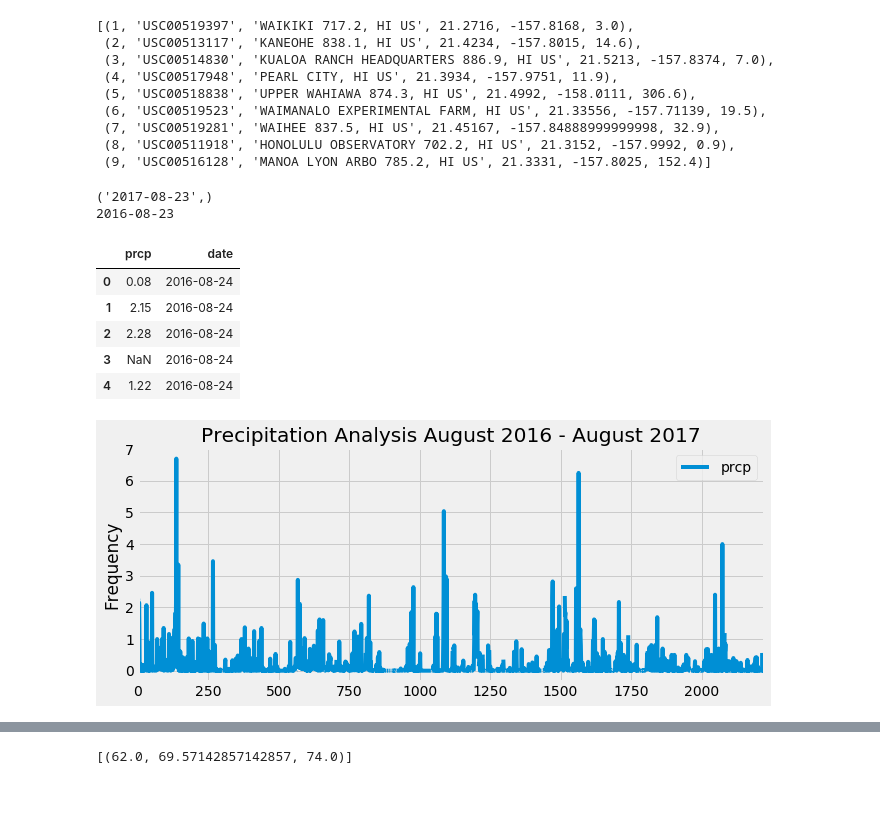
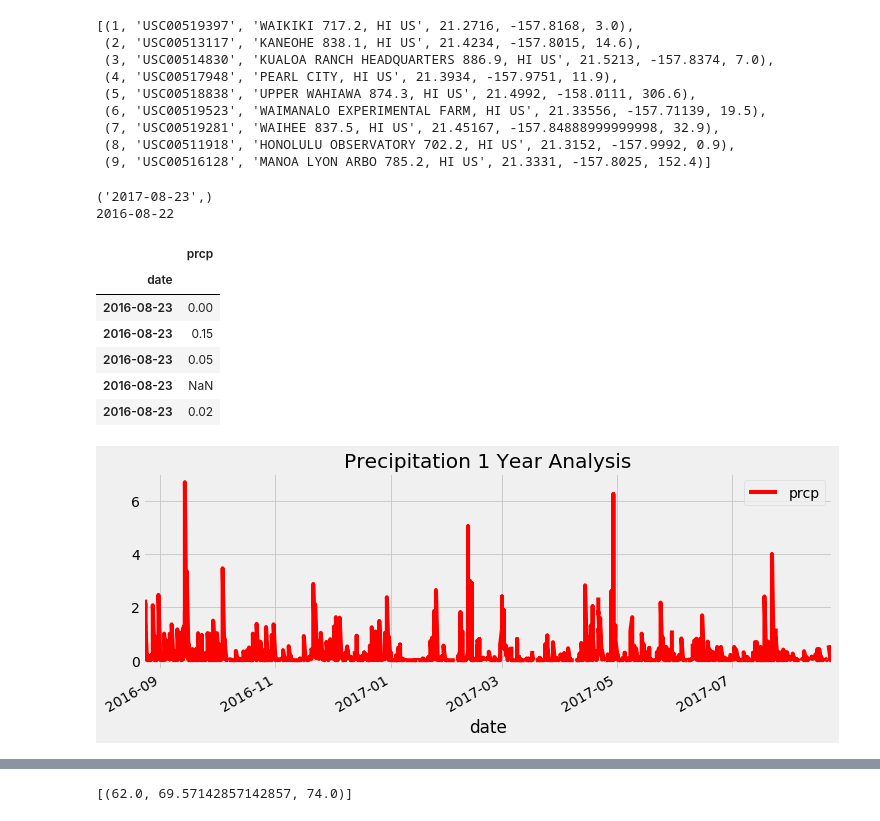
Before and after one commit to astoriajosh28/myhomework, a Jupyter notebook: HW#10/climate_starter.ipynb, the cells around one changed output, grey strips where cells are left out. Cells and saved outputs as stored; diff of their text form; code cells hidden in the pictures; blank space fills up the shorter version.

```diff
--- a/HW#10/climate_starter.ipynb
+++ b/HW#10/climate_starter.ipynb
@@ -55,38 +55,40 @@ engine.execute('SELECT * FROM Station LIMIT 10').fetchall()
 #precipitation 12 month data
 yeardata = session.query(Measurement.date).order_by(Measurement.date.desc()).first()
 print(yeardata)
+
 #year from first year - 2017-08-23
-year = dt.timedelta(days=365)
+year = dt.timedelta(days=366)
 previousyear = dt.date(2017, 8, 23) - year
 print(previousyear)
 # %% [output]
 ('2017-08-23',)
-2016-08-23
+2016-08-22
 # %%
 #session query
 prcp = session.query(Measurement.prcp, Measurement.date).\
     filter(Measurement.date > previousyear).\
     order_by(Measurement.date).all()
 
-#sort by dates
-prcpdf.sort_values(by=['date'])
-
 #dataframe
 prcpdf = pd.DataFrame(prcp)
-prcpdf.dropna(how='all')
+
+# Change datatype to datetime
+prcpdf['date'] = pd.to_datetime(prcpdf['date'], format='%Y-%m-%d')
+prcpdf.set_index('date', inplace=True)
 prcpdf.head()
 # %% [output]
-|  | prcp | date |
-| 0 | 0.08 | 2016-08-24 |
-| 1 | 2.15 | 2016-08-24 |
-| 2 | 2.28 | 2016-08-24 |
-| 3 | NaN | 2016-08-24 |
-| 4 | 1.22 | 2016-08-24 |
+|  | prcp |
+| date |  |
+| 2016-08-23 | 0.00 |
+| 2016-08-23 | 0.15 |
+| 2016-08-23 | 0.05 |
+| 2016-08-23 | NaN |
+| 2016-08-23 | 0.02 |
 # %%
 #Plot Results using plot method
-ax = prcpdf.plot(figsize=(10,4))
-ax.set_title("Precipitation Analysis August 2016 - August 2017")
-ax.set_ylabel('Frequency')
+ax = prcpdf.plot(figsize=(11,4), color="r")
+ax.set_title("Precipitation 1 Year Analysis")
+plt.savefig("Images/1YearAnalysis.png")
 plt.show()
 # %% [output]
-[figure, old version]
+[figure, new version]
```
Also changed, not shown: parts of 9 cells of this notebook.
